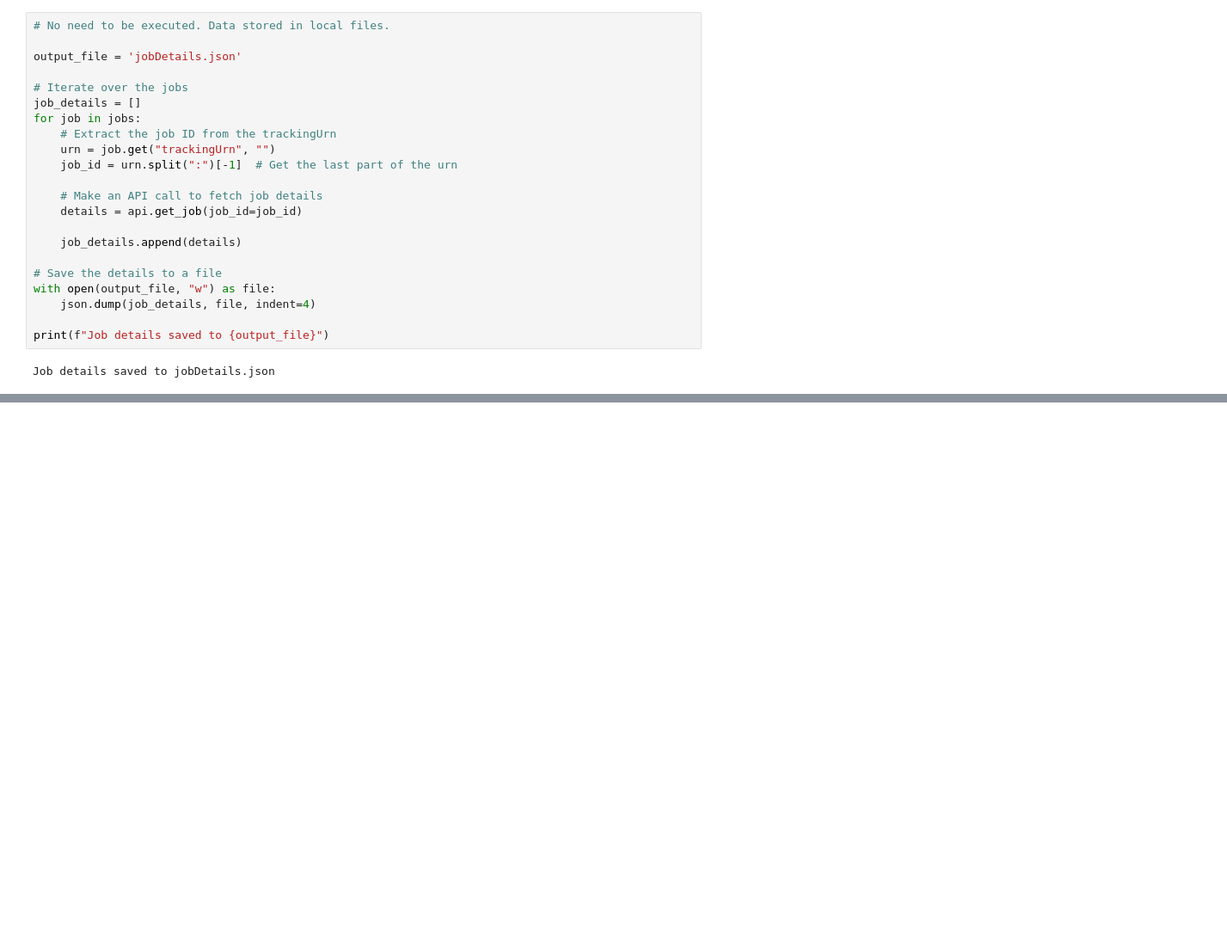
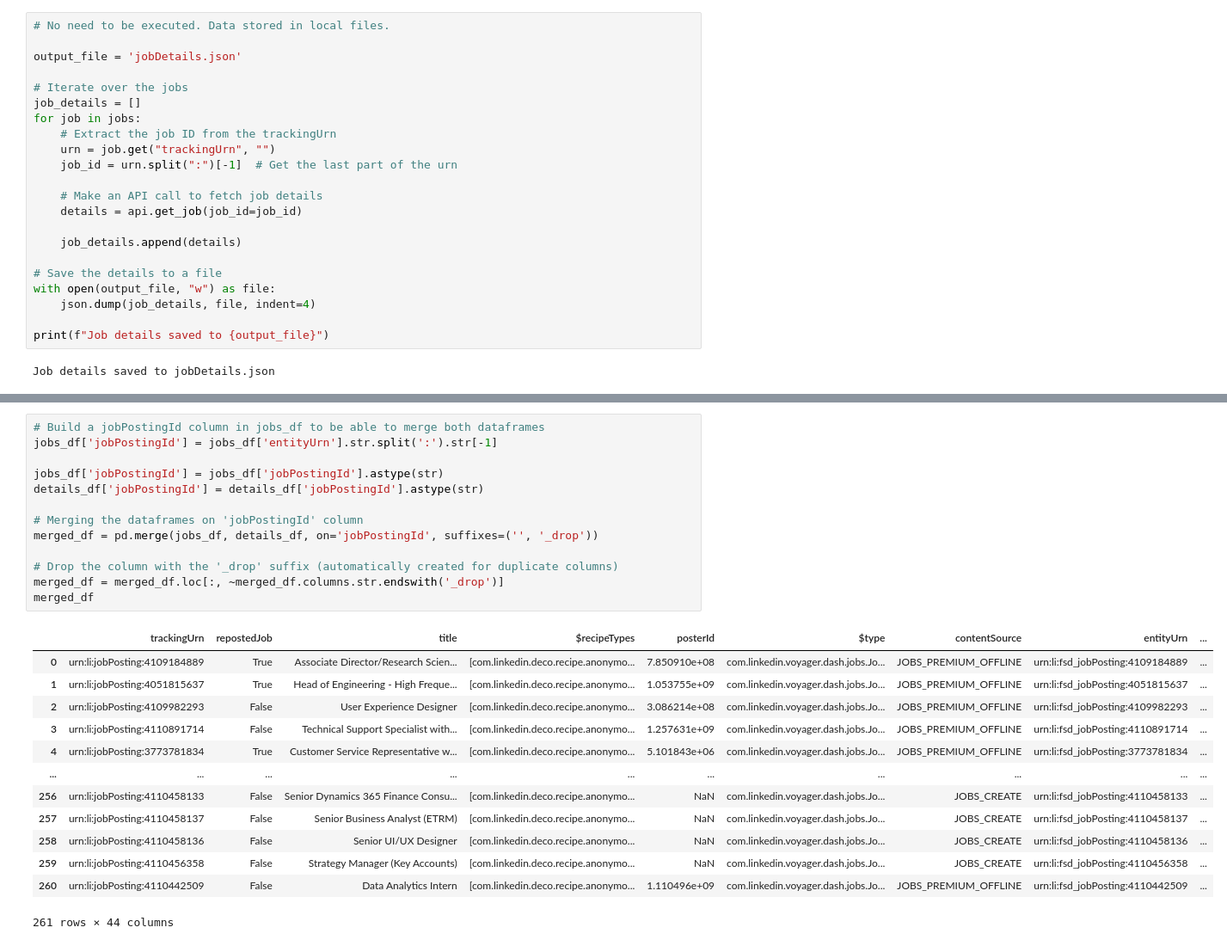
Before and after one commit to B-Kosev/social-media-linkedin-analyis, a Jupyter notebook: LinkedIn_Analysis.ipynb, the cells around one changed output, grey strips where cells are left out. Shown at 86% size. Drawn from its saved outputs; the diff is of its cells as text; blank space fills up the shorter version.

```diff
--- a/LinkedIn_Analysis.ipynb
+++ b/LinkedIn_Analysis.ipynb
@@ -87,0 +126,27 @@ details_df
+# %%
+# Build a jobPostingId column in jobs_df to be able to merge both dataframes
+jobs_df['jobPostingId'] = jobs_df['entityUrn'].str.split(':').str[-1]
+
+jobs_df['jobPostingId'] = jobs_df['jobPostingId'].astype(str)
+details_df['jobPostingId'] = details_df['jobPostingId'].astype(str)
+
+# Merging the dataframes on 'jobPostingId' column
+merged_df = pd.merge(jobs_df, details_df, on='jobPostingId', suffixes=('', '_drop'))
+
+# Drop the column with the '_drop' suffix (automatically created for duplicate columns)
+merged_df = merged_df.loc[:, ~merged_df.columns.str.endswith('_drop')]
+merged_df
+# %% [output]
+|  | trackingUrn | repostedJob | title | $recipeTypes | posterId | $type | contentSource | entityUrn | ... |
+| 0 | urn:li:jobPosting:4109184889 | True | Associate Director/Research Scien... | [com.linkedin.deco.recipe.anonymo... | 7.850910e+08 | com.linkedin.voyager.dash.jobs.Jo... | JOBS_PREMIUM_OFFLINE | urn:li:fsd_jobPosting:4109184889 | ... |
+| 1 | urn:li:jobPosting:4051815637 | True | Head of Engineering - High Freque... | [com.linkedin.deco.recipe.anonymo... | 1.053755e+09 | com.linkedin.voyager.dash.jobs.Jo... | JOBS_PREMIUM_OFFLINE | urn:li:fsd_jobPosting:4051815637 | ... |
+| 2 | urn:li:jobPosting:4109982293 | False | User Experience Designer | [com.linkedin.deco.recipe.anonymo... | 3.086214e+08 | com.linkedin.voyager.dash.jobs.Jo... | JOBS_PREMIUM_OFFLINE | urn:li:fsd_jobPosting:4109982293 | ... |
+| 3 | urn:li:jobPosting:4110891714 | False | Technical Support Specialist with... | [com.linkedin.deco.recipe.anonymo... | 1.257631e+09 | com.linkedin.voyager.dash.jobs.Jo... | JOBS_PREMIUM_OFFLINE | urn:li:fsd_jobPosting:4110891714 | ... |
+| 4 | urn:li:jobPosting:3773781834 | True | Customer Service Representative w... | [com.linkedin.deco.recipe.anonymo... | 5.101843e+06 | com.linkedin.voyager.dash.jobs.Jo... | JOBS_PREMIUM_OFFLINE | urn:li:fsd_jobPosting:3773781834 | ... |
+| ... | ... | ... | ... | ... | ... | ... | ... | ... | ... |
+| 256 | urn:li:jobPosting:4110458133 | False | Senior Dynamics 365 Finance Consu... | [com.linkedin.deco.recipe.anonymo... | NaN | com.linkedin.voyager.dash.jobs.Jo... | JOBS_CREATE | urn:li:fsd_jobPosting:4110458133 | ... |
+| 257 | urn:li:jobPosting:4110458137 | False | Senior Business Analyst (ETRM) | [com.linkedin.deco.recipe.anonymo... | NaN | com.linkedin.voyager.dash.jobs.Jo... | JOBS_CREATE | urn:li:fsd_jobPosting:4110458137 | ... |
+| 258 | urn:li:jobPosting:4110458136 | False | Senior UI/UX Designer | [com.linkedin.deco.recipe.anonymo... | NaN | com.linkedin.voyager.dash.jobs.Jo... | JOBS_CREATE | urn:li:fsd_jobPosting:4110458136 | ... |
+| 259 | urn:li:jobPosting:4110456358 | False | Strategy Manager (Key Accounts) | [com.linkedin.deco.recipe.anonymo... | NaN | com.linkedin.voyager.dash.jobs.Jo... | JOBS_CREATE | urn:li:fsd_jobPosting:4110456358 | ... |
+| 260 | urn:li:jobPosting:4110442509 | False | Data Analytics Intern | [com.linkedin.deco.recipe.anonymo... | 1.110496e+09 | com.linkedin.voyager.dash.jobs.Jo... | JOBS_PREMIUM_OFFLINE | urn:li:fsd_jobPosting:4110442509 | ... |
+261 rows × 44 columns
```
Also changed, not shown: parts of 8 cells of this notebook.
